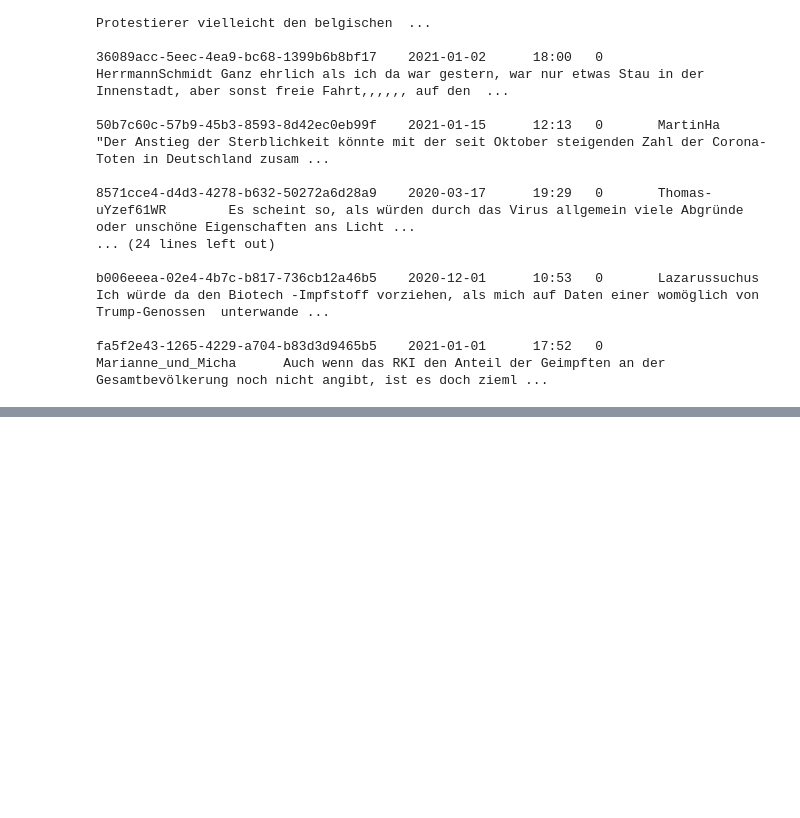
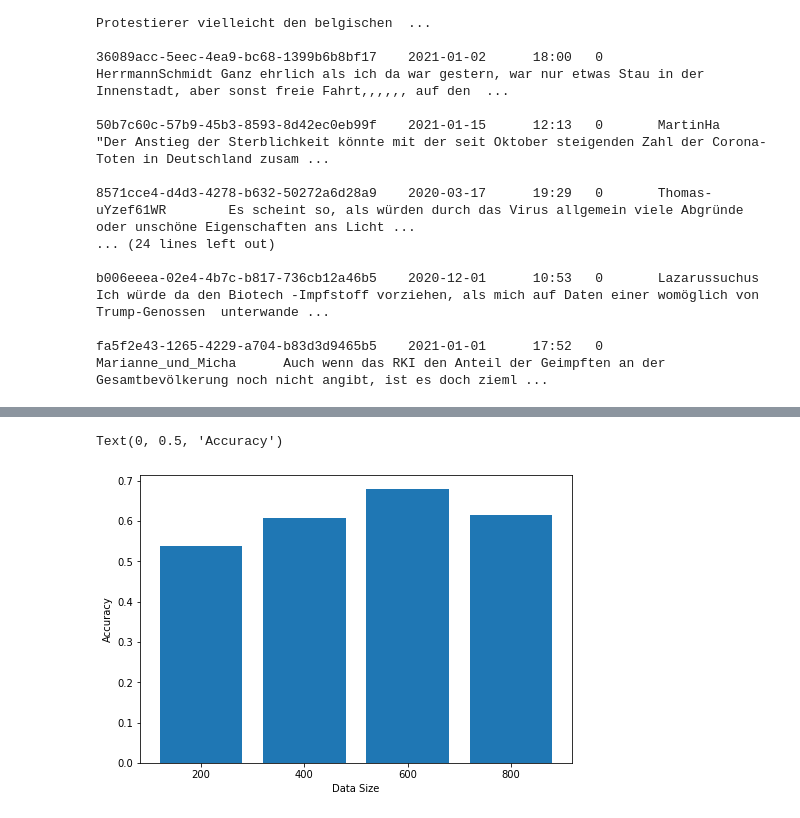
Before and after one commit to KirchnerS/Masterarbeit, a Jupyter notebook: graphs.ipynb, the cells around one changed output, grey strips where cells are left out. Saved outputs shown, nothing was run; the diff lists cells and outputs as text; code cells hidden in the pictures; blank space fills up the shorter version.

```diff
--- a/graphs.ipynb
+++ b/graphs.ipynb
@@ -668,0 +686,14 @@ plt.show()
+# %%
+data_splits = ["200", "400", "600", "800"]
+
+accuracies = [0.5384615384615384, 0.6075949367088608, 0.680672268907563, 0.6153846153846154]
+
+fig = plt.figure()
+ax = fig.add_axes([0,0,1,1])
+
+ax.bar(data_splits, accuracies)
+ax.set_xlabel("Data Size")
+ax.set_ylabel("Accuracy")
+# %% [output]
+Text(0, 0.5, 'Accuracy')
+[figure, added]
```
Also changed, not shown: parts of 6 cells of this notebook, 4 other files.
